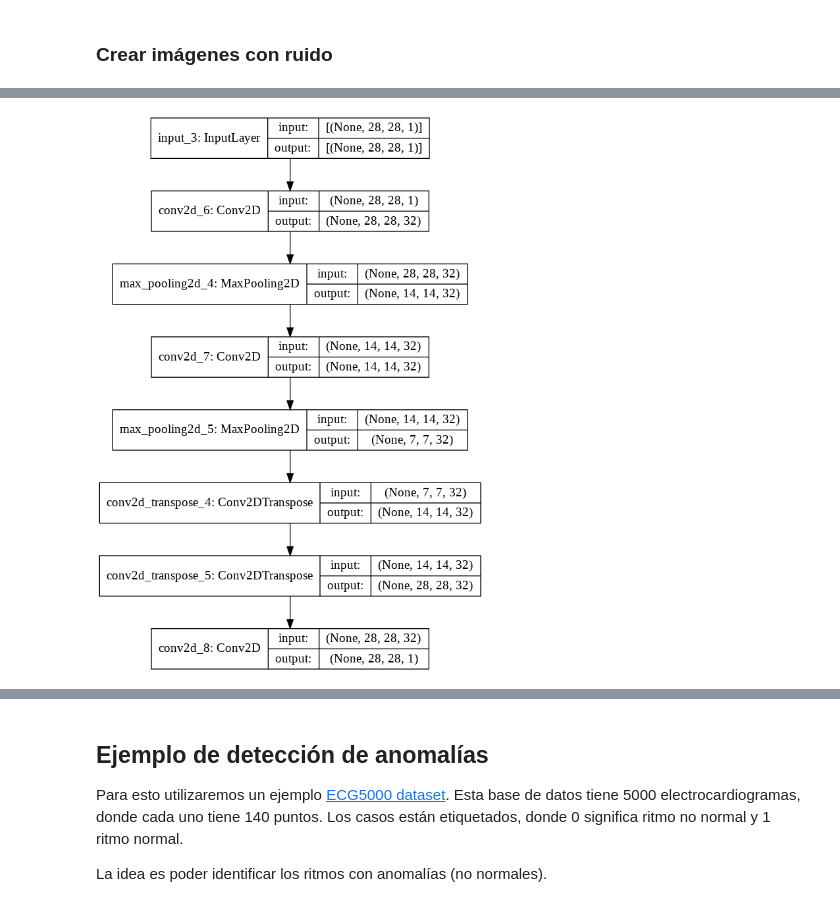
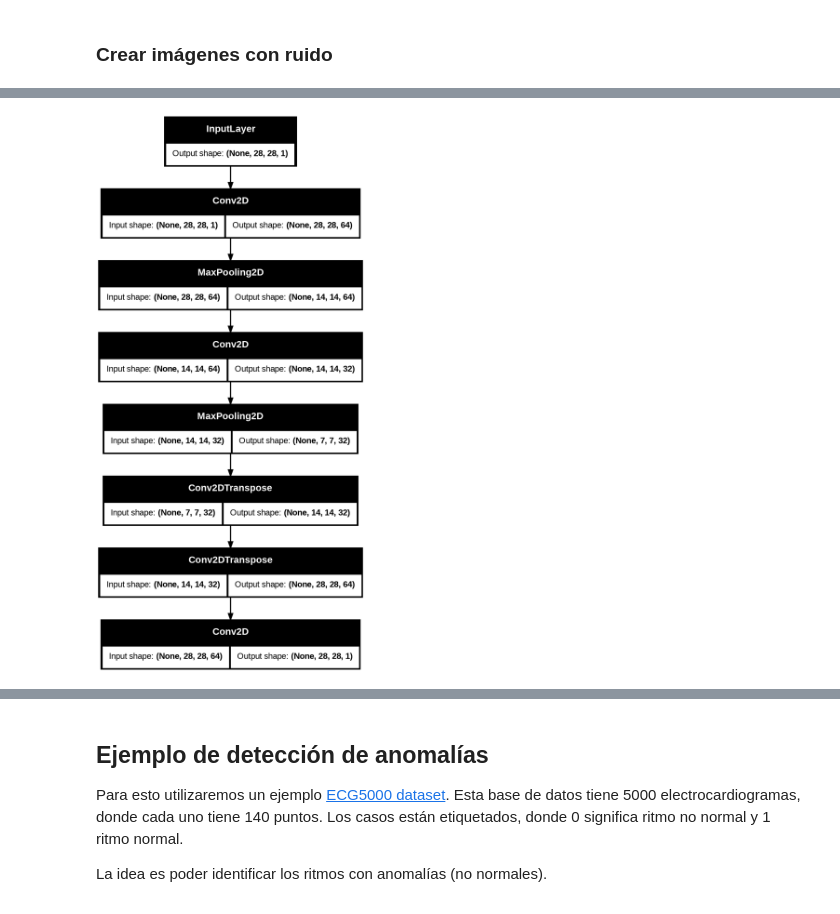
Before and after one commit to ibonetc/Data_Analytics, a Jupyter notebook: DeepLearning/IA_DL_Autoencoder.ipynb, the cells around one changed output, grey strips where cells are left out. Cells and saved outputs as stored; diff of their text form; code cells hidden in the pictures.

```diff
--- a/DeepLearning/IA_DL_Autoencoder.ipynb
+++ b/DeepLearning/IA_DL_Autoencoder.ipynb
@@ -125,19 +116,20 @@ plt.show()
 # %%
-input = layers.Input(shape=(28, 28, 1))
+input= Input(shape=(28,28,1))
 
 # Encoder
-encoder = layers.Conv2D(32, (3, 3), activation="relu", padding="same")(input)
-encoder = layers.MaxPooling2D((2, 2), padding="same")(encoder)
-encoder = layers.Conv2D(32, (3, 3), activation="relu", padding="same")(encoder)
-encoder = layers.MaxPooling2D((2, 2), padding="same")(encoder)
+encoder= Conv2D(64, (3,3), activation='relu', padding='same')(input)
+encoder= MaxPooling2D((2,2), padding='same')(encoder)
+encoder= Conv2D(32, (3,3), activation='relu', padding='same')(encoder)
+encoder= MaxPooling2D((2,2), padding='same')(encoder)
 
 # Decoder
-decoder = layers.Conv2DTranspose(32, (3, 3), strides=2, activation="relu", padding="same")(encoder)
-decoder = layers.Conv2DTranspose(32, (3, 3), strides=2, activation="relu", padding="same")(decoder)
-decoder = layers.Conv2D(1, (3, 3), activation="sigmoid", padding="same")(decoder)
+decoder= Conv2DTranspose(32, (3,3), strides=2, activation='relu', padding='same')(encoder)
+decoder= Conv2DTranspose(64, (3,3), strides=2, activation='relu', padding='same')(decoder)
+decoder= Conv2D(1, (3,3), activation='sigmoid', padding='same')(decoder)
 
-# Autoencoder
-autoencoder = Model(input, decoder)
-autoencoder.compile(optimizer="adam", loss="binary_crossentropy")
+#Autoencoder
+
+autoencoder= Model(input, decoder)
+autoencoder.compile(optimizer='adam', loss='binary_crossentropy')
 autoencoder.summary()
 # %% [output]
@@ -161,4 +159,4 @@ _________________________________________________________________
 # %%
-tf.keras.utils.plot_model(autoencoder,show_shapes=True,show_layer_names=True)
+plot_model(autoencoder, show_shapes=True)
 # %% [output]
-[figure, old version]
+[figure, new version]
```
Also changed, not shown: parts of 66 cells of this notebook.
